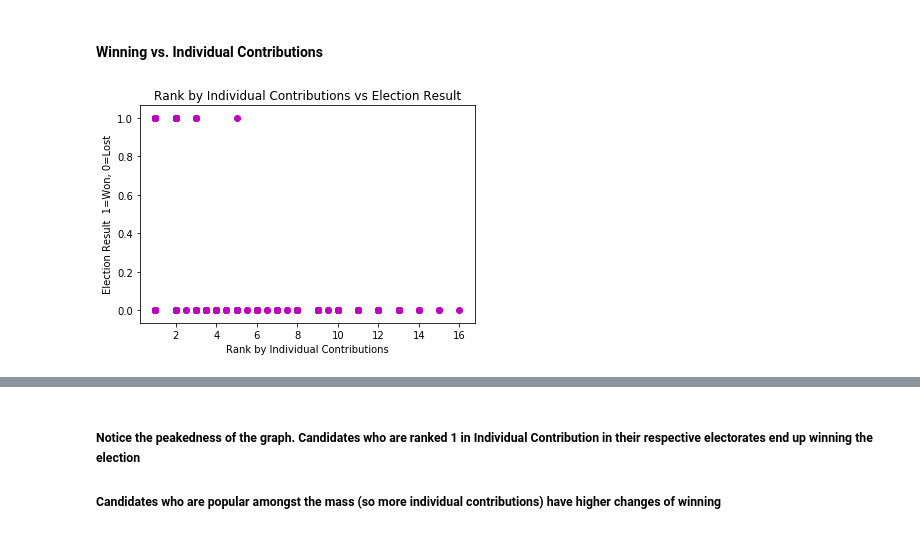
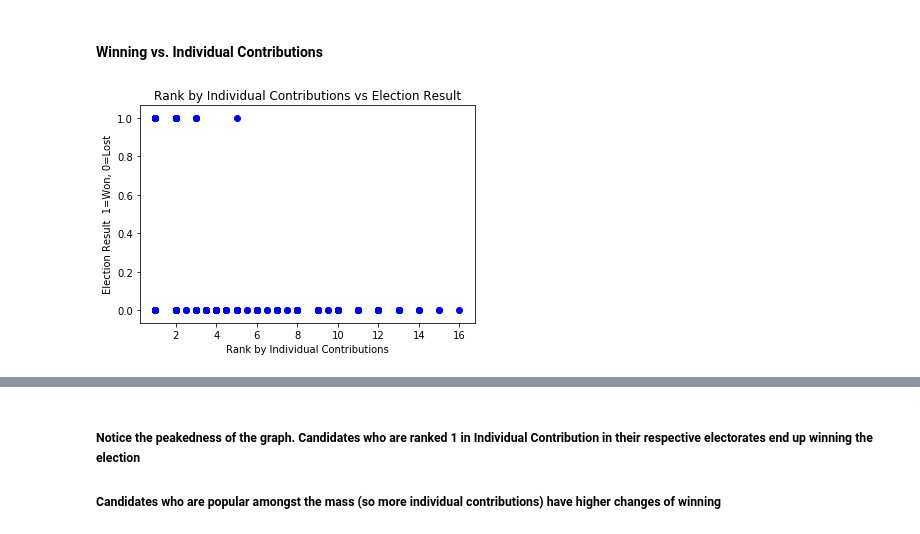
Before and after one commit to shresthaachyut/Election-Result-Prediction, a Jupyter notebook: ElectionResults.ipynb, the cells around one changed output, grey strips where cells are left out. Cells and saved outputs as stored; diff of their text form; code cells hidden in the pictures.

```diff
--- a/ElectionResults.ipynb
+++ b/ElectionResults.ipynb
@@ -315,10 +336,11 @@ rank_PartyContribution_Summary
 # %% [markdown]
 #### Winning vs. Individual Contributions
 # %%
-plt.scatter(candidateHouse['rank_IndividualContribution'],candidateHouse['Winner_binary'], color='m')
+plt.scatter(candidateHouse['rank_IndividualContribution'],candidateHouse['Winner_binary'], color='B')
 plt.title('Rank by Individual Contributions vs Election Result')
 plt.xlabel('Rank by Individual Contributions')
 plt.ylabel('Election Result  1=Won, 0=Lost')
+plt.savefig('ResultImages/007_Individual Vs ElectionResult.png')
 plt.show()
 # %% [output]
-[figure, old version]
+[figure, new version]
```
Also changed, not shown: parts of 14 cells of this notebook, 9 other files.
